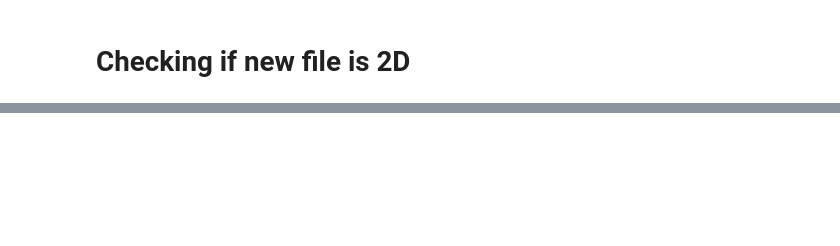
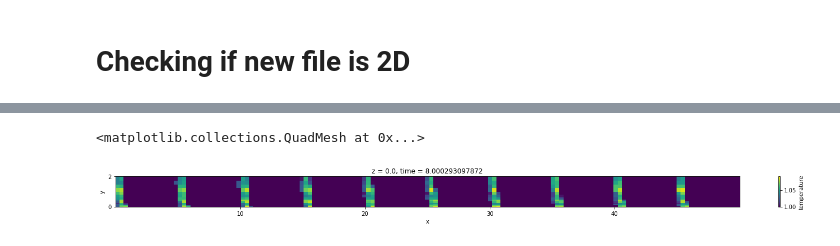
Before and after one commit to tuankhoin/Gravity-Current-Data-Simulation, a Jupyter notebook: gausslobattoModified.ipynb, the cells around one changed output, grey strips where cells are left out. Drawn from its saved outputs; the diff is of its cells as text; code cells hidden in the pictures; blank space fills up the shorter version.

```diff
--- a/gausslobattoModified.ipynb
+++ b/gausslobattoModified.ipynb
@@ -168,0 +152,6 @@ written_data.ndim
+# %%
+ds = open_dataset("..\spanwiseavgMesh0110_1p50.f00008")
+ds.temperature.plot(figsize = (25,1))
+# %% [output]
+<matplotlib.collections.QuadMesh at 0x...>
+[figure, added]
```
Also changed, not shown: parts of 10 cells of this notebook, 1 other file.
